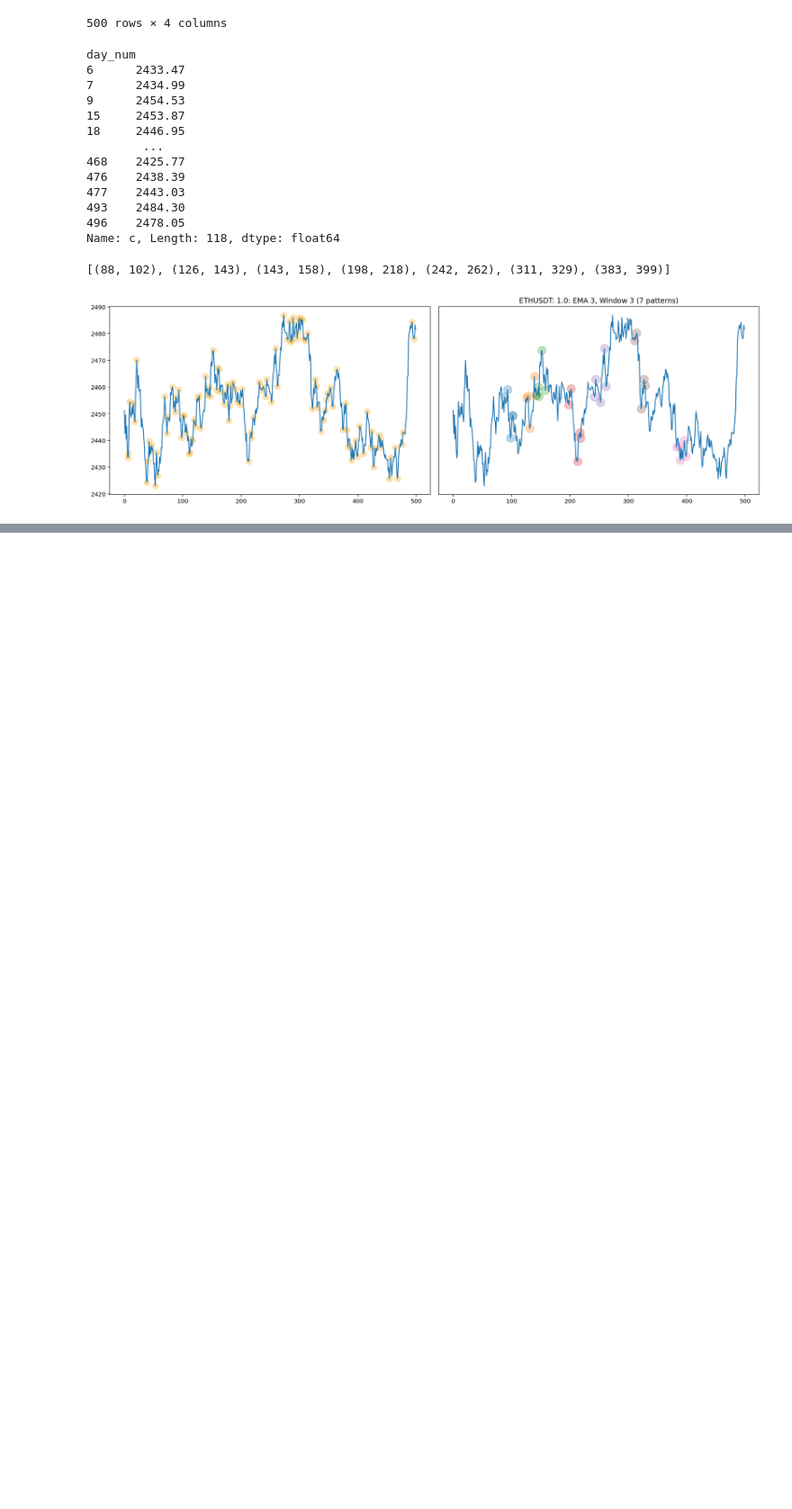
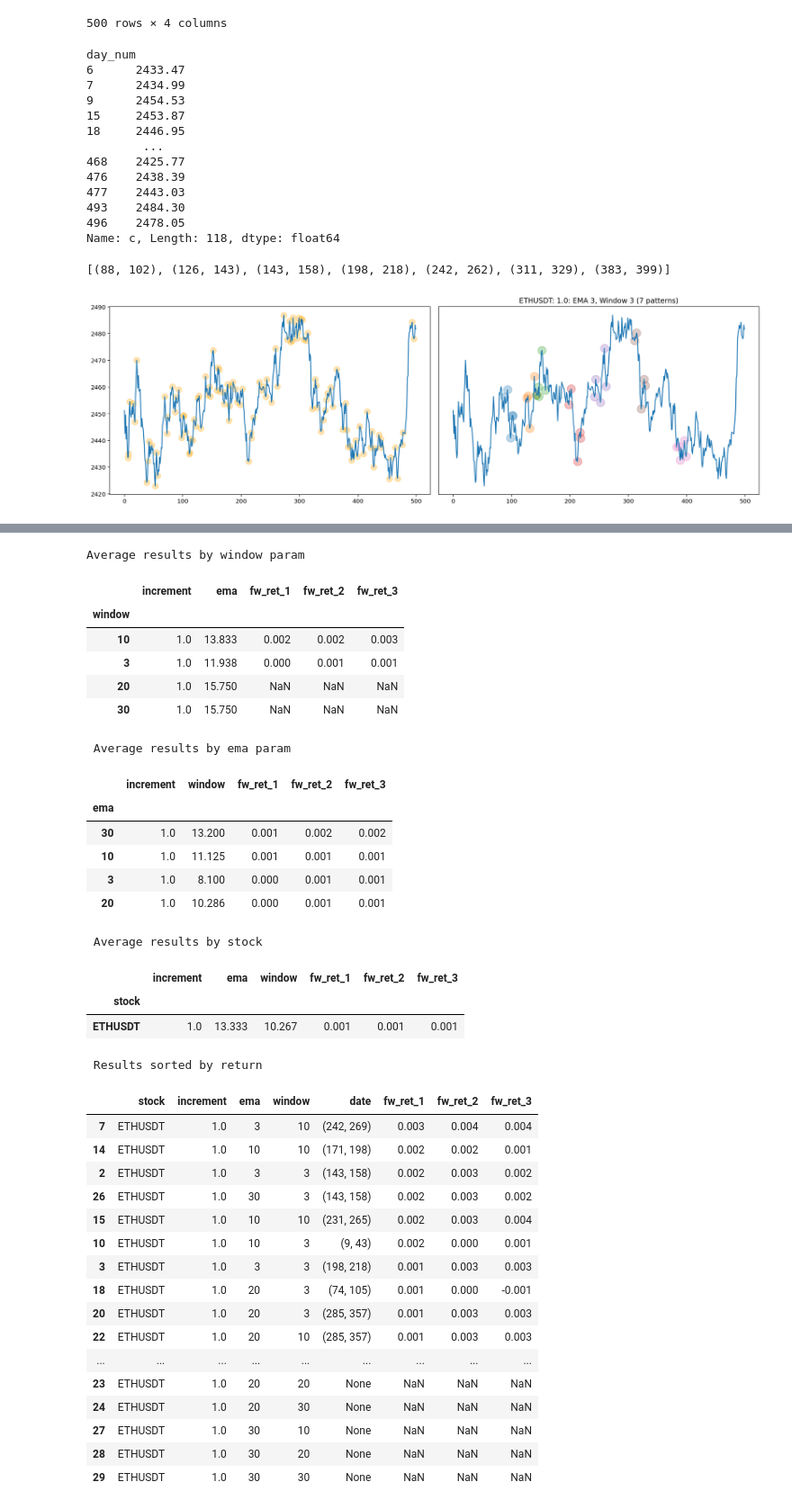
Before and after one commit to tysoncung/crypto-chart-patterns, a Jupyter notebook: chart-patterns.ipynb, the cells around one changed output, grey strips where cells are left out. Shown at 90% size. Drawn from its saved outputs; the diff is of its cells as text; code cells hidden in the pictures; blank space fills up the shorter version.

```diff
--- a/chart-patterns.ipynb
+++ b/chart-patterns.ipynb
@@ -222,0 +252,49 @@ def screener(stock_data, ema_list, window_list, plot, results):
+# %%
+for x in [x for x in results.columns if x not in ['stock', 'date']]:
+    results[x] = pd.to_numeric(results[x], errors='coerce')
+
+print('Average results by window param')
+display(round(results.groupby('window').mean(), 3).sort_values(by=[x for x in results.columns if 'fw' in x], ascending=False))
+print('\n', 'Average results by ema param')
+display(round(results.groupby('ema').mean(), 3).sort_values(by=[x for x in results.columns if 'fw' in x], ascending=False))
+print('\n', 'Average results by stock')
+display(round(results.groupby('stock').mean(), 3).sort_values(by=[x for x in results.columns if 'fw' in x], ascending=False))
+print('\n', 'Results sorted by return')
+display(round(results.sort_values(by=[x for x in results.columns if 'fw' in x], ascending=False), 3))
+# %% [output]
+Average results by window param
+|  | increment | ema | fw_ret_1 | fw_ret_2 | fw_ret_3 |
+| window |  |  |  |  |  |
+| 10 | 1.0 | 13.833 | 0.002 | 0.002 | 0.003 |
+| 3 | 1.0 | 11.938 | 0.000 | 0.001 | 0.001 |
+| 20 | 1.0 | 15.750 | NaN | NaN | NaN |
+| 30 | 1.0 | 15.750 | NaN | NaN | NaN |
+ Average results by ema param
+|  | increment | window | fw_ret_1 | fw_ret_2 | fw_ret_3 |
+| ema |  |  |  |  |  |
+| 30 | 1.0 | 13.200 | 0.001 | 0.002 | 0.002 |
+| 10 | 1.0 | 11.125 | 0.001 | 0.001 | 0.001 |
+| 3 | 1.0 | 8.100 | 0.000 | 0.001 | 0.001 |
+| 20 | 1.0 | 10.286 | 0.000 | 0.001 | 0.001 |
+ Average results by stock
+|  | increment | ema | window | fw_ret_1 | fw_ret_2 | fw_ret_3 |
+| stock |  |  |  |  |  |  |
+| ETHUSDT | 1.0 | 13.333 | 10.267 | 0.001 | 0.001 | 0.001 |
+ Results sorted by return
+|  | stock | increment | ema | window | date | fw_ret_1 | fw_ret_2 | fw_ret_3 |
+| 7 | ETHUSDT | 1.0 | 3 | 10 | (242, 269) | 0.003 | 0.004 | 0.004 |
+| 14 | ETHUSDT | 1.0 | 10 | 10 | (171, 198) | 0.002 | 0.002 | 0.001 |
+| 2 | ETHUSDT | 1.0 | 3 | 3 | (143, 158) | 0.002 | 0.003 | 0.002 |
+| 26 | ETHUSDT | 1.0 | 30 | 3 | (143, 158) | 0.002 | 0.003 | 0.002 |
+| 15 | ETHUSDT | 1.0 | 10 | 10 | (231, 265) | 0.002 | 0.003 | 0.004 |
+| 10 | ETHUSDT | 1.0 | 10 | 3 | (9, 43) | 0.002 | 0.000 | 0.001 |
+| 3 | ETHUSDT | 1.0 | 3 | 3 | (198, 218) | 0.001 | 0.003 | 0.003 |
+| 18 | ETHUSDT | 1.0 | 20 | 3 | (74, 105) | 0.001 | 0.000 | -0.001 |
+| 20 | ETHUSDT | 1.0 | 20 | 3 | (285, 357) | 0.001 | 0.003 | 0.003 |
+| 22 | ETHUSDT | 1.0 | 20 | 10 | (285, 357) | 0.001 | 0.003 | 0.003 |
+| ... | ... | ... | ... | ... | ... | ... | ... | ... |
+| 23 | ETHUSDT | 1.0 | 20 | 20 | None | NaN | NaN | NaN |
+| 24 | ETHUSDT | 1.0 | 20 | 30 | None | NaN | NaN | NaN |
+| 27 | ETHUSDT | 1.0 | 30 | 10 | None | NaN | NaN | NaN |
+| 28 | ETHUSDT | 1.0 | 30 | 20 | None | NaN | NaN | NaN |
+| 29 | ETHUSDT | 1.0 | 30 | 30 | None | NaN | NaN | NaN |
```
Also changed, not shown: parts of 3 cells of this notebook.
